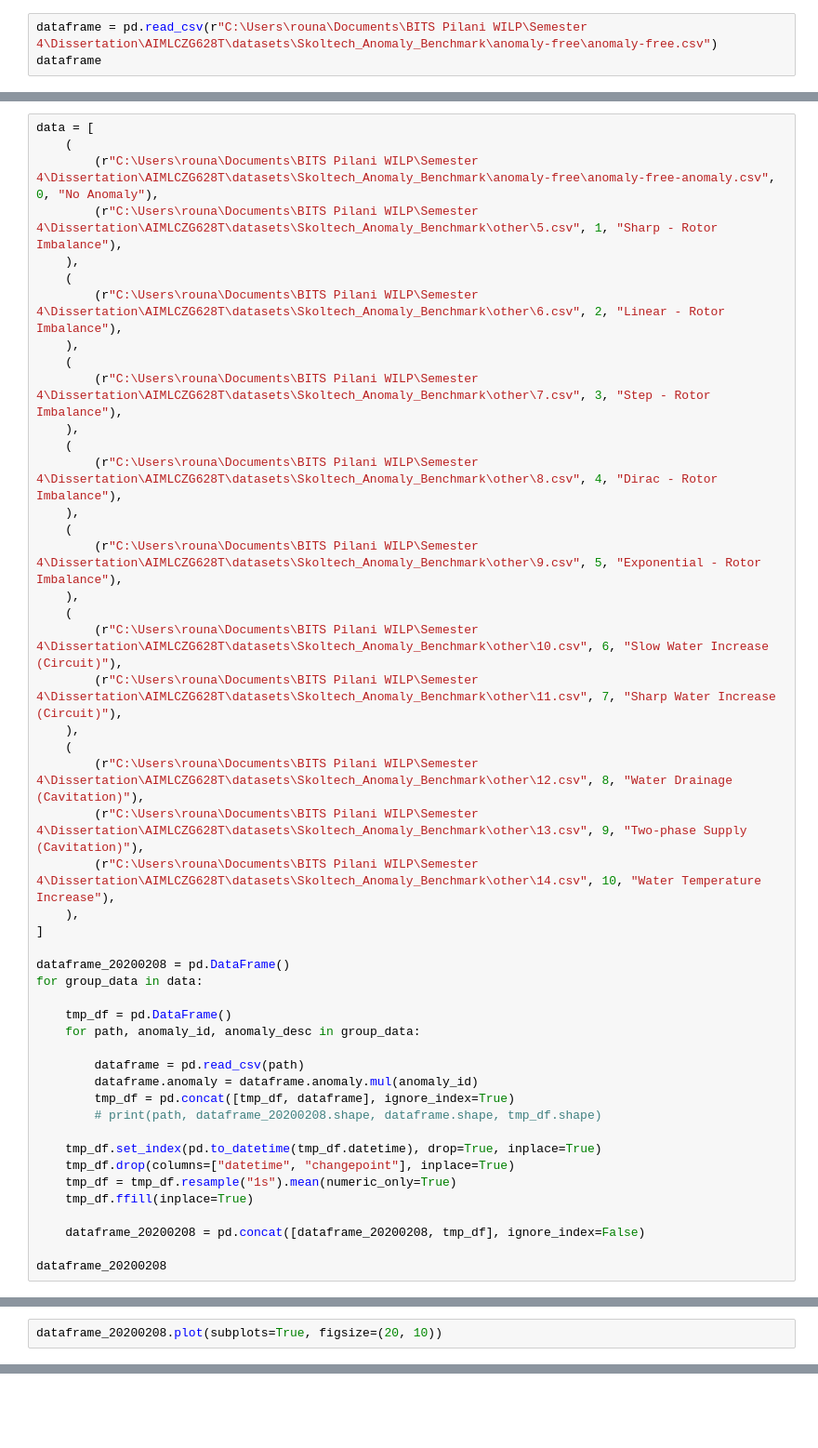
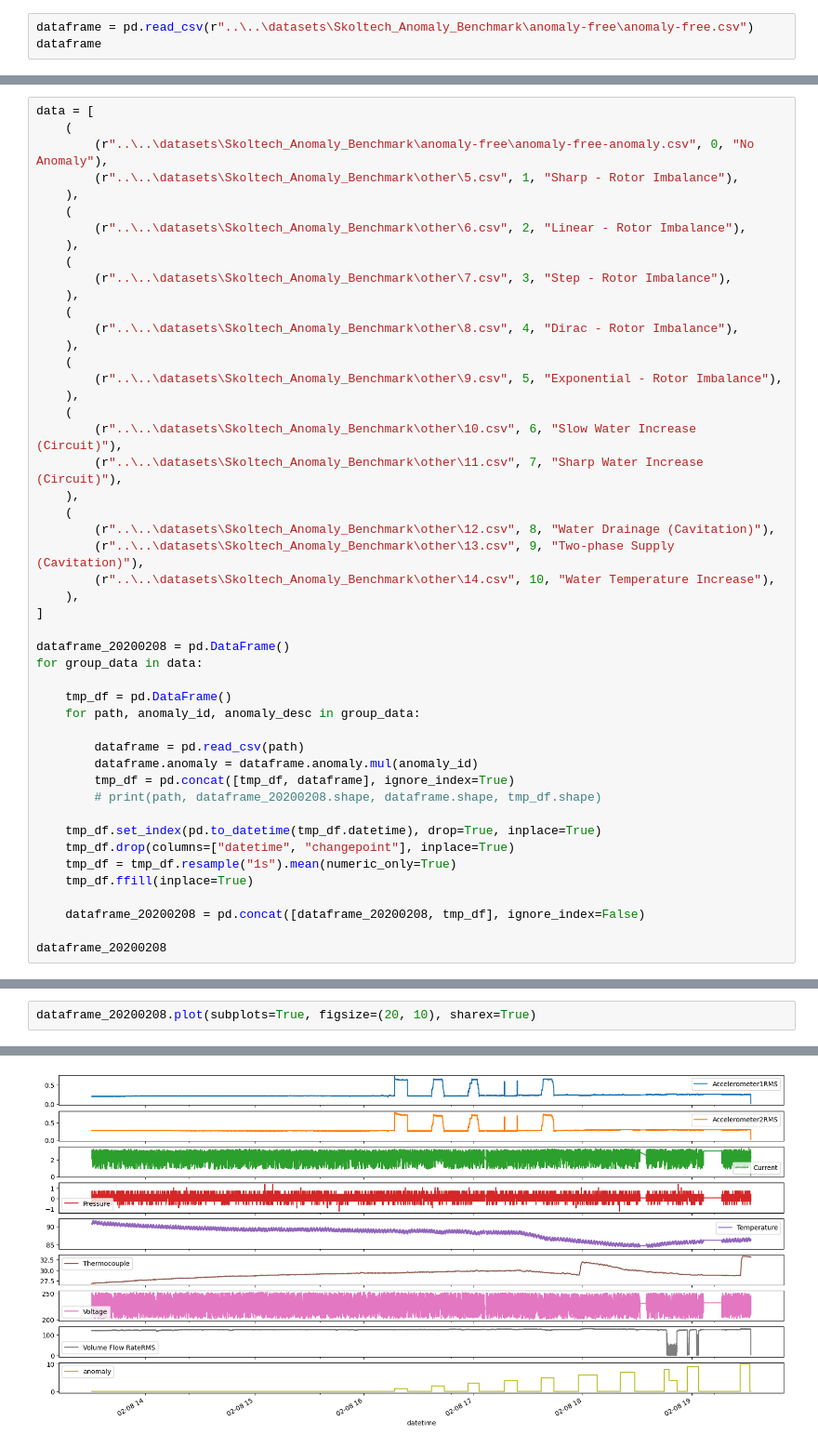
Before and after one commit to th3-buNNy-gUy/AIMLCZG628T, a Jupyter notebook: src/eda/skab_preprocessing.ipynb, the cells around one changed output, grey strips where cells are left out. Shown at 93% size. Drawn from its saved outputs; the diff is of its cells as text; blank space fills up the shorter version.

```diff
--- a/src/eda/skab_preprocessing.ipynb
+++ b/src/eda/skab_preprocessing.ipynb
@@ -4,3 +9,3 @@ import pandas as pd
 # %%
-dataframe = pd.read_csv(r"C:\Users\rouna\Documents\BITS Pilani WILP\Semester 4\Dissertation\AIMLCZG628T\datasets\Skoltech_Anomaly_Benchmark\anomaly-free\anomaly-free.csv")
+dataframe = pd.read_csv(r"..\..\datasets\Skoltech_Anomaly_Benchmark\anomaly-free\anomaly-free.csv")
 dataframe
@@ -59,29 +110,29 @@ for path, anomaly_id, anomaly_desc in data:
 # %%
 data = [
     (
-        (r"C:\Users\rouna\Documents\BITS Pilani WILP\Semester 4\Dissertation\AIMLCZG628T\datasets\Skoltech_Anomaly_Benchmark\anomaly-free\anomaly-free-anomaly.csv", 0, "No Anomaly"),
-        (r"C:\Users\rouna\Documents\BITS Pilani WILP\Semester 4\Dissertation\AIMLCZG628T\datasets\Skoltech_Anomaly_Benchmark\other\5.csv", 1, "Sharp - Rotor Imbalance"),
+        (r"..\..\datasets\Skoltech_Anomaly_Benchmark\anomaly-free\anomaly-free-anomaly.csv", 0, "No Anomaly"),
+        (r"..\..\datasets\Skoltech_Anomaly_Benchmark\other\5.csv", 1, "Sharp - Rotor Imbalance"),
     ),
     (
-        (r"C:\Users\rouna\Documents\BITS Pilani WILP\Semester 4\Dissertation\AIMLCZG628T\datasets\Skoltech_Anomaly_Benchmark\other\6.csv", 2, "Linear - Rotor Imbalance"),
+        (r"..\..\datasets\Skoltech_Anomaly_Benchmark\other\6.csv", 2, "Linear - Rotor Imbalance"),
     ),
     (
-        (r"C:\Users\rouna\Documents\BITS Pilani WILP\Semester 4\Dissertation\AIMLCZG628T\datasets\Skoltech_Anomaly_Benchmark\other\7.csv", 3, "Step - Rotor Imbalance"),
+        (r"..\..\datasets\Skoltech_Anomaly_Benchmark\other\7.csv", 3, "Step - Rotor Imbalance"),
     ),
     (
-        (r"C:\Users\rouna\Documents\BITS Pilani WILP\Semester 4\Dissertation\AIMLCZG628T\datasets\Skoltech_Anomaly_Benchmark\other\8.csv", 4, "Dirac - Rotor Imbalance"),
+        (r"..\..\datasets\Skoltech_Anomaly_Benchmark\other\8.csv", 4, "Dirac - Rotor Imbalance"),
     ),
     (
-        (r"C:\Users\rouna\Documents\BITS Pilani WILP\Semester 4\Dissertation\AIMLCZG628T\datasets\Skoltech_Anomaly_Benchmark\other\9.csv", 5, "Exponential - Rotor Imbalance"),
+        (r"..\..\datasets\Skoltech_Anomaly_Benchmark\other\9.csv", 5, "Exponential - Rotor Imbalance"),
     ),
     (
-        (r"C:\Users\rouna\Documents\BITS Pilani WILP\Semester 4\Dissertation\AIMLCZG628T\datasets\Skoltech_Anomaly_Benchmark\other\10.csv", 6, "Slow Water Increase (Circuit)"),
-        (r"C:\Users\rouna\Documents\BITS Pilani WILP\Semester 4\Dissertation\AIMLCZG628T\datasets\Skoltech_Anomaly_Benchmark\other\11.csv", 7, "Sharp Water Increase (Circuit)"),
+        (r"..\..\datasets\Skoltech_Anomaly_Benchmark\other\10.csv", 6, "Slow Water Increase (Circuit)"),
+        (r"..\..\datasets\Skoltech_Anomaly_Benchmark\other\11.csv", 7, "Sharp Water Increase (Circuit)"),
     ),
     (
-        (r"C:\Users\rouna\Documents\BITS Pilani WILP\Semester 4\Dissertation\AIMLCZG628T\datasets\Skoltech_Anomaly_Benchmark\other\12.csv", 8, "Water Drainage (Cavitation)"),
-        (r"C:\Users\rouna\Documents\BITS Pilani WILP\Semester 4\Dissertation\AIMLCZG628T\datasets\Skoltech_Anomaly_Benchmark\other\13.csv", 9, "Two-phase Supply (Cavitation)"),
-        (r"C:\Users\rouna\Documents\BITS Pilani WILP\Semester 4\Dissertation\AIMLCZG628T\datasets\Skoltech_Anomaly_Benchmark\other\14.csv", 10, "Water Temperature Increase"),
+        (r"..\..\datasets\Skoltech_Anomaly_Benchmark\other\12.csv", 8, "Water Drainage (Cavitation)"),
+        (r"..\..\datasets\Skoltech_Anomaly_Benchmark\other\13.csv", 9, "Two-phase Supply (Cavitation)"),
+        (r"..\..\datasets\Skoltech_Anomaly_Benchmark\other\14.csv", 10, "Water Temperature Increase"),
     ),
 ]
 
@@ -107,2 +173,3 @@ dataframe_20200208
 # %%
-dataframe_20200208.plot(subplots=True, figsize=(20, 10))
+dataframe_20200208.plot(subplots=True, figsize=(20, 10), sharex=True)
+# %% [output]
@@ -109,2 +181,3 @@ dataframe_20200208.plot(subplots=True, figsize=(20, 10))
+[figure, added]
 # %%
 dataframe_20200208.anomaly.unique()
```
Also changed, not shown: parts of 30 cells of this notebook, 1 other file.
